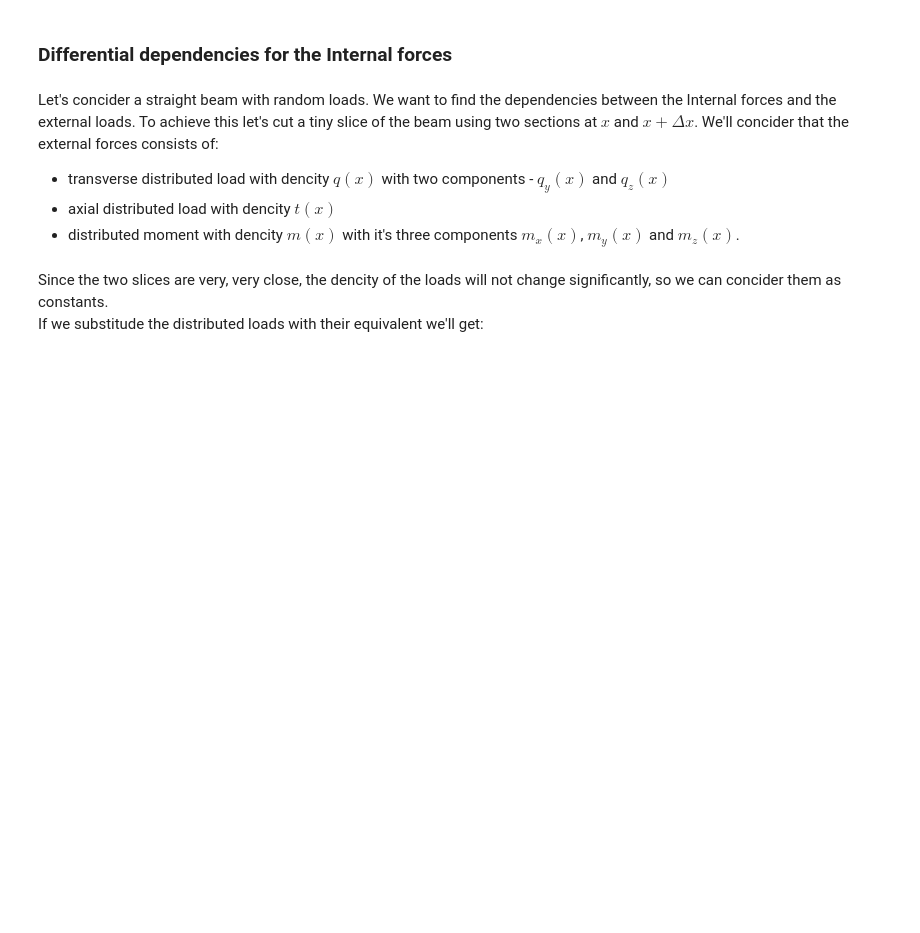
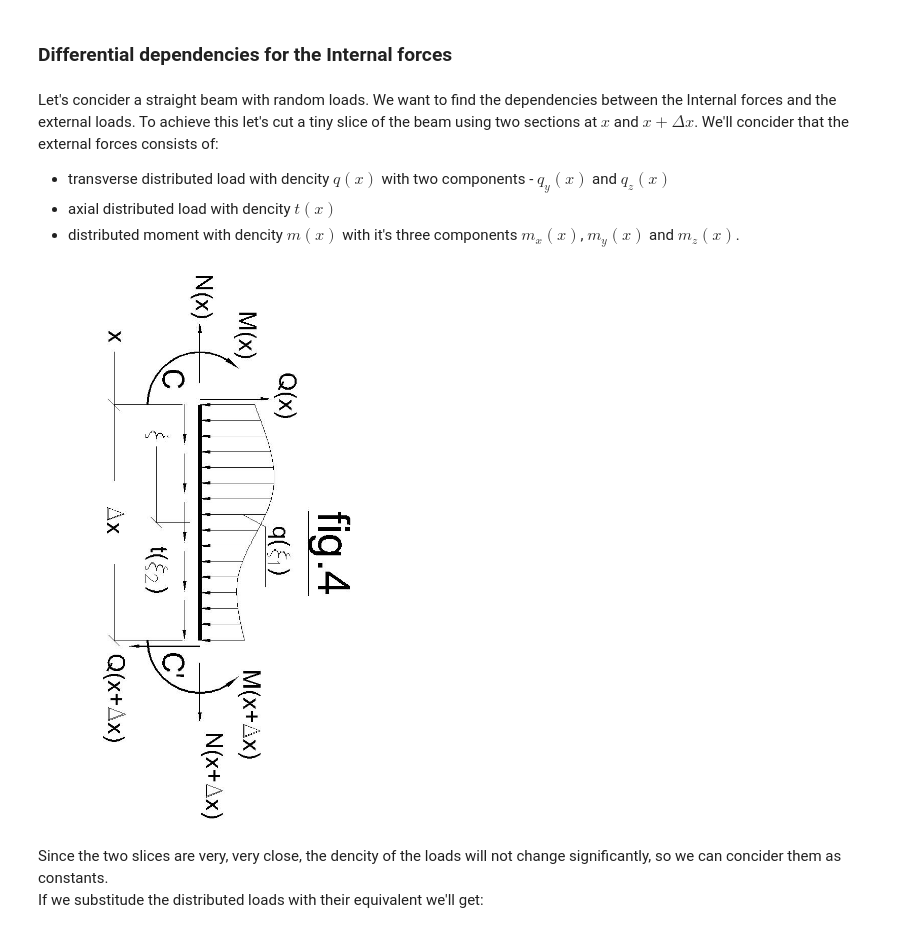
Before and after one commit to AleksandrinaStoyanova/Internal-Forces, a Jupyter notebook: Internal Forces.ipynb, the cells around one changed output. Drawn from its saved outputs; the diff is of its cells as text; code cells hidden in the pictures; blank space fills up the shorter version.

```diff
--- a/Internal Forces.ipynb
+++ b/Internal Forces.ipynb
@@ -261,6 +247,10 @@ We'll concider that the external forces consists of:
  - transverse distributed load with dencity $q(x)$ with two components - $q_y(x)$ and $q_z(x)$
  - axial distributed load with dencity $t(x)$
  - distributed moment with dencity $m(x)$ with it's three components $m_x(x)$, $m_y(x)$ and $m_z(x)$.
+# %%
+Image(filename="Fig_4.jpg", width=400, height=200)
+# %% [output]
+[figure, added]
 # %% [markdown]
 Since the two slices are very, very close, the dencity of the loads will not change significantly, so we can concider them as constants.\
 If we substitude the distributed loads with their equivalent we'll get:
```
Also changed, not shown: parts of 7 cells of this notebook.
